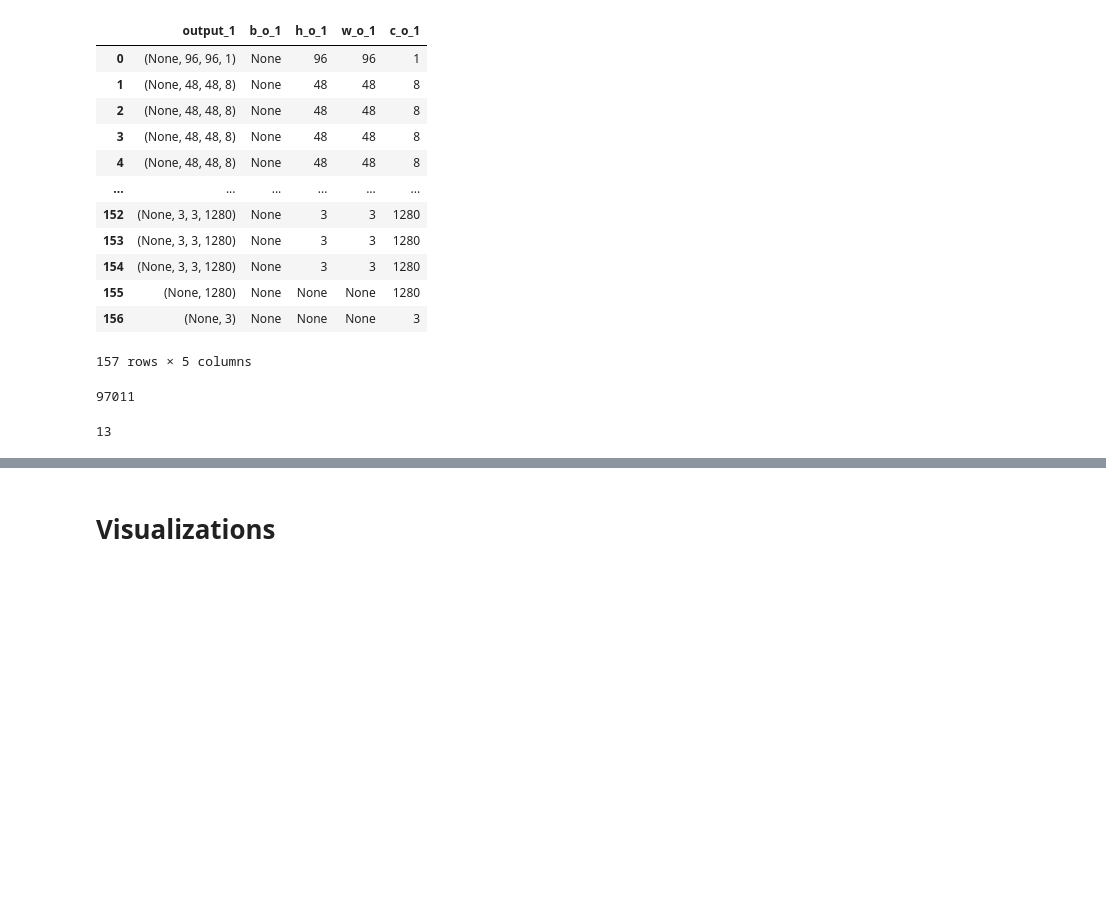
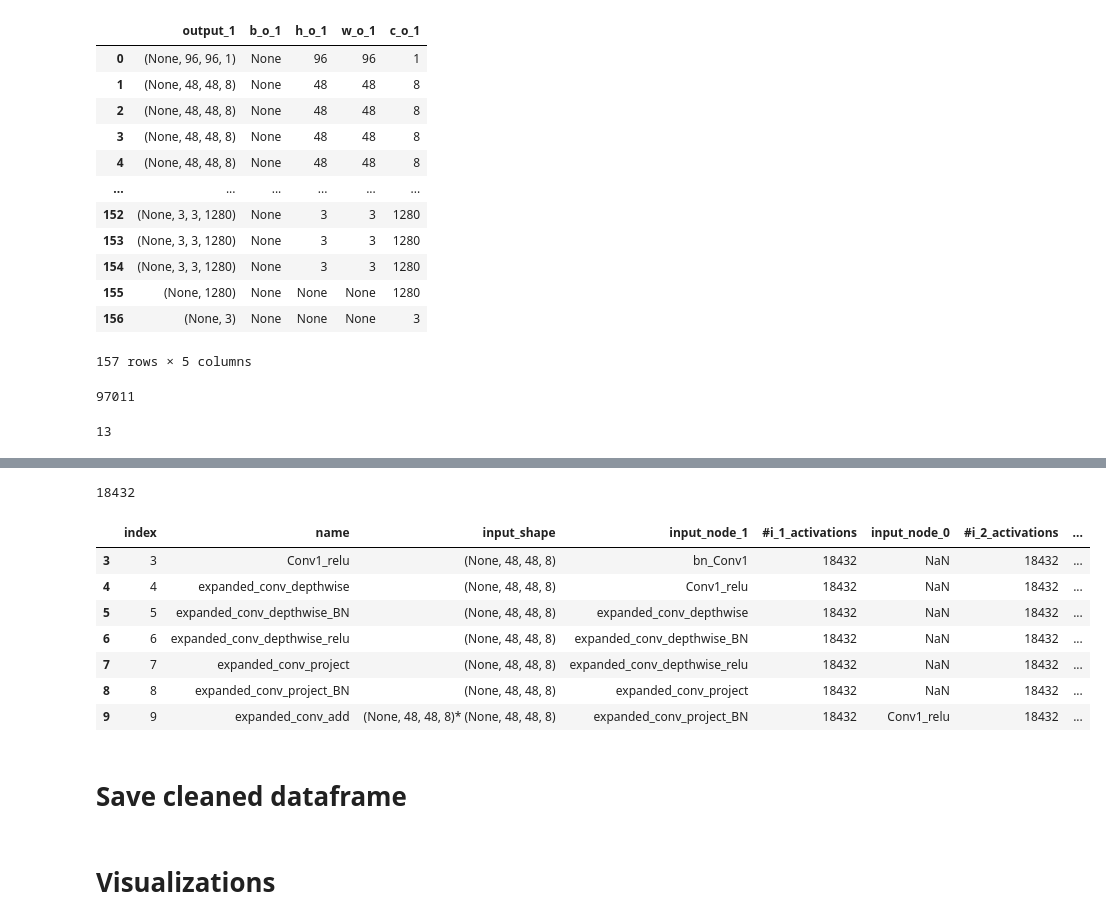
Before and after one commit to subrockmann/tiny_cnn, a Jupyter notebook: Layer Visualizations.ipynb, the cells around one changed output, grey strips where cells are left out. Drawn from its saved outputs; the diff is of its cells as text; code cells hidden in the pictures; blank space fills up the shorter version.

```diff
--- a/Layer Visualizations.ipynb
+++ b/Layer Visualizations.ipynb
@@ -393,3 +489,23 @@ df.head(12)
+# %%
+activations = df_activations["#i_2_activations"][last_idx]
+activations
+# %% [output]
+18432
+# %%
+df_activations.loc[first_idx: last_idx, "#i_2_activations"] = activations
+# %%
+df_activations[first_idx: last_idx+1]
+# %% [output]
+|  | index | name | input_shape | input_node_1 | #i_1_activations | input_node_0 | #i_2_activations | ... |
+| 3 | 3 | Conv1_relu | (None, 48, 48, 8) | bn_Conv1 | 18432 | NaN | 18432 | ... |
+| 4 | 4 | expanded_conv_depthwise | (None, 48, 48, 8) | Conv1_relu | 18432 | NaN | 18432 | ... |
+| 5 | 5 | expanded_conv_depthwise_BN | (None, 48, 48, 8) | expanded_conv_depthwise | 18432 | NaN | 18432 | ... |
+| 6 | 6 | expanded_conv_depthwise_relu | (None, 48, 48, 8) | expanded_conv_depthwise_BN | 18432 | NaN | 18432 | ... |
+| 7 | 7 | expanded_conv_project | (None, 48, 48, 8) | expanded_conv_depthwise_relu | 18432 | NaN | 18432 | ... |
+| 8 | 8 | expanded_conv_project_BN | (None, 48, 48, 8) | expanded_conv_project | 18432 | NaN | 18432 | ... |
+| 9 | 9 | expanded_conv_add | (None, 48, 48, 8)* (None, 48, 48, 8) | expanded_conv_project_BN | 18432 | Conv1_relu | 18432 | ... |
+# %% [markdown]
+# Save cleaned dataframe
 # %%
 clean_df_filepath = models_dir.joinpath(f"{model_name}/{model_name}_layers_clean.pkl")
 
```
Also changed, not shown: parts of 14 cells of this notebook.
